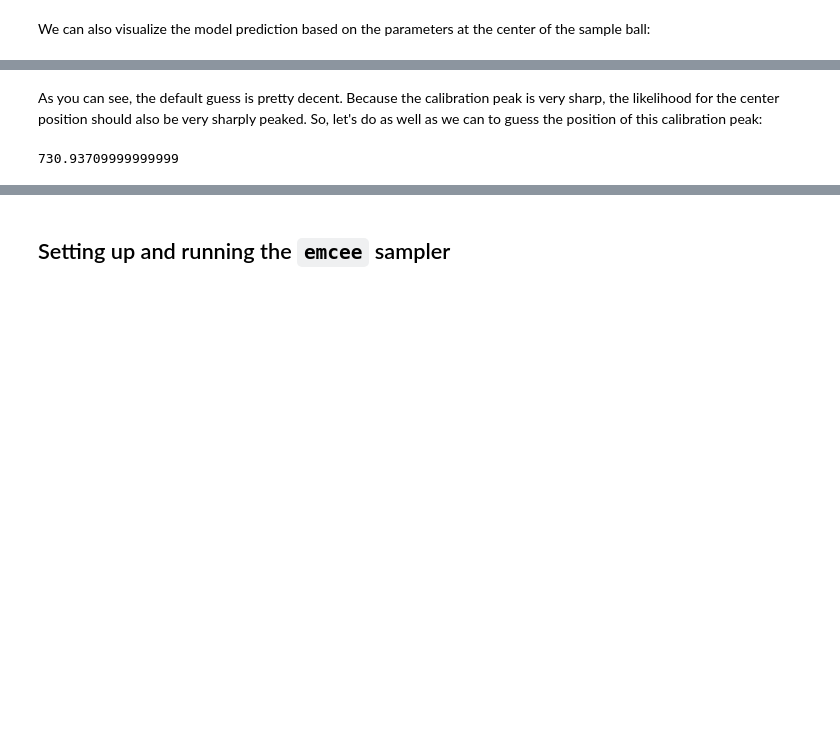
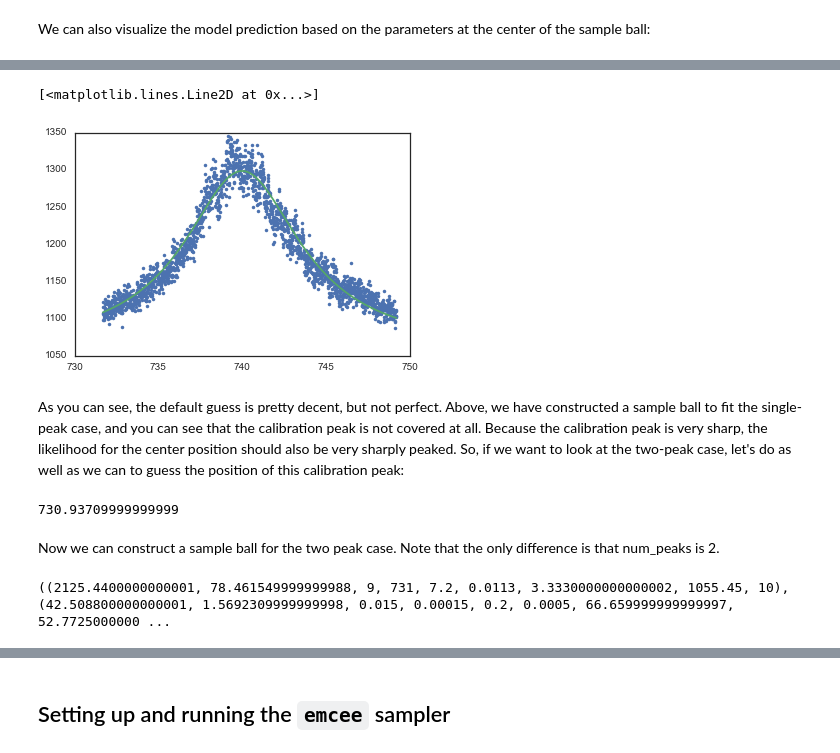
Before and after one commit to ruffinevans/sivtempfit, a Jupyter notebook: tutorial.ipynb, the cells around one changed output, grey strips where cells are left out. Cells and saved outputs as stored; diff of their text form; code cells hidden in the pictures; blank space fills up the shorter version.

```diff
--- a/tutorial.ipynb
+++ b/tutorial.ipynb
@@ -154,7 +184,21 @@ plt.plot(test_spectrum.data['xdata'], mc.generate_sample_ball(test_spectrum, 730
+# %%
+test_spectrum_reduced = Spectrum(test_spectrum.data[100:],test_spectrum.metadata)
+# %%
+plt.plot(test_spectrum_reduced.data['xdata'], test_spectrum_reduced.data['ydata1'], ".")
+plt.plot(test_spectrum_reduced.data['xdata'], mc.generate_sample_ball(test_spectrum_reduced, 730.9, 1, return_y_values=True), "-")
+# %% [output]
+[<matplotlib.lines.Line2D at 0x...>]
+[figure, added]
 # %% [markdown]
-As you can see, the default guess is pretty decent. Because the calibration peak is very sharp, the likelihood for the center position should also be very sharply peaked. So, let's do as well as we can to guess the position of this calibration peak:
+As you can see, the default guess is pretty decent, but not perfect. Above, we have constructed a sample ball to fit the single-peak case, and you can see that the calibration peak is not covered at all. Because the calibration peak is very sharp, the likelihood for the center position should also be very sharply peaked. So, if we want to look at the two-peak case, let's do as well as we can to guess the position of this calibration peak:
 # %%
 calib_pos_guess = test_spectrum.data['xdata'][np.argmax(test_spectrum.data['ydata1'])]
 calib_pos_guess
 # %% [output]
 730.93709999999999
+# %% [markdown]
+Now we can construct a sample ball for the two peak case. Note that the only difference is that num_peaks is 2.
+# %%
+print(mc.generate_sample_ball(test_spectrum, 731, num_peaks = 2, debug = True))
+# %% [output]
+((2125.4400000000001, 78.461549999999988, 9, 731, 7.2, 0.0113, 3.3330000000000002, 1055.45, 10), (42.508800000000001, 1.5692309999999998, 0.015, 0.00015, 0.2, 0.0005, 66.659999999999997, 52.7725000000 ...
```
Also changed, not shown: parts of 62 cells of this notebook, 1 other file.
